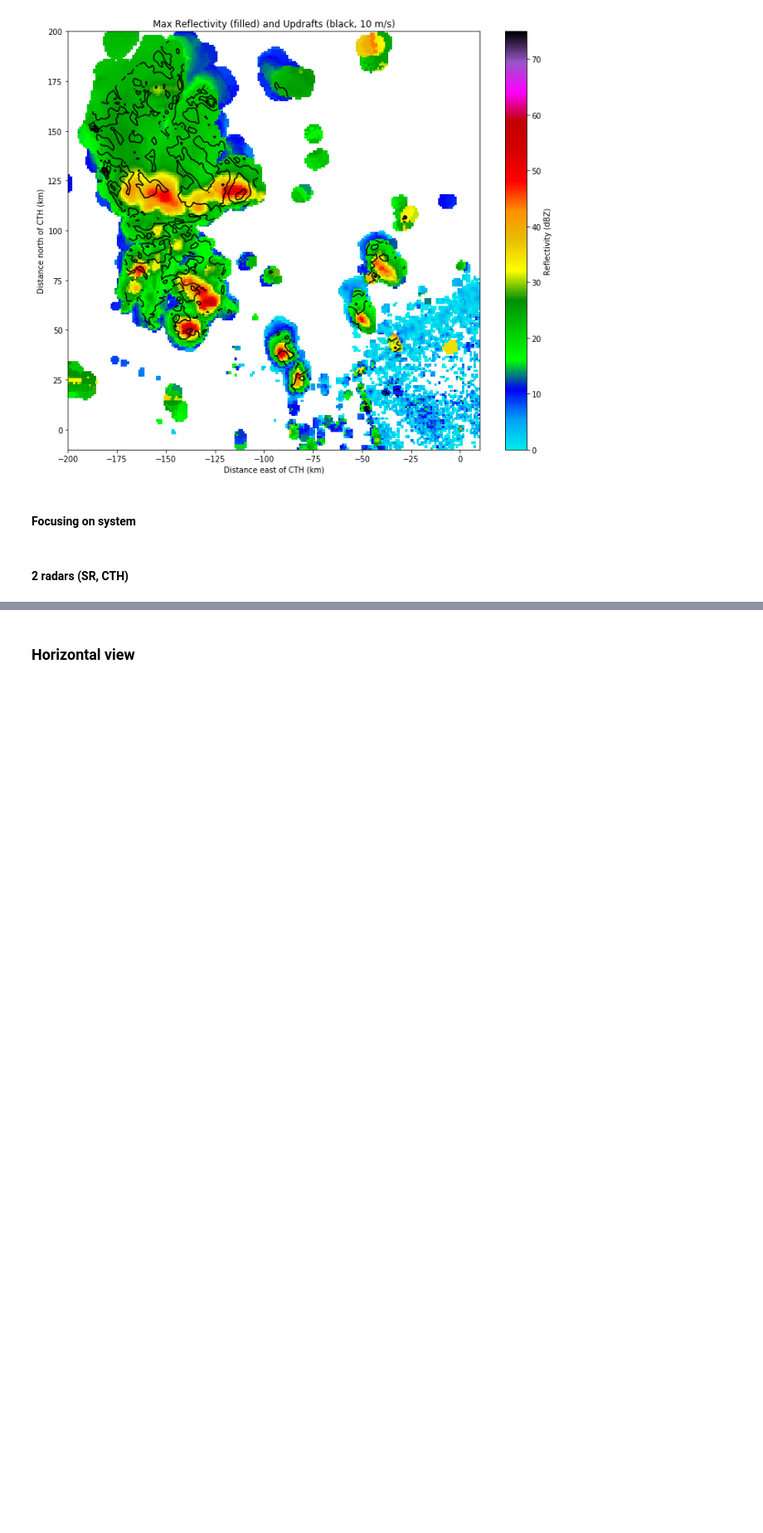
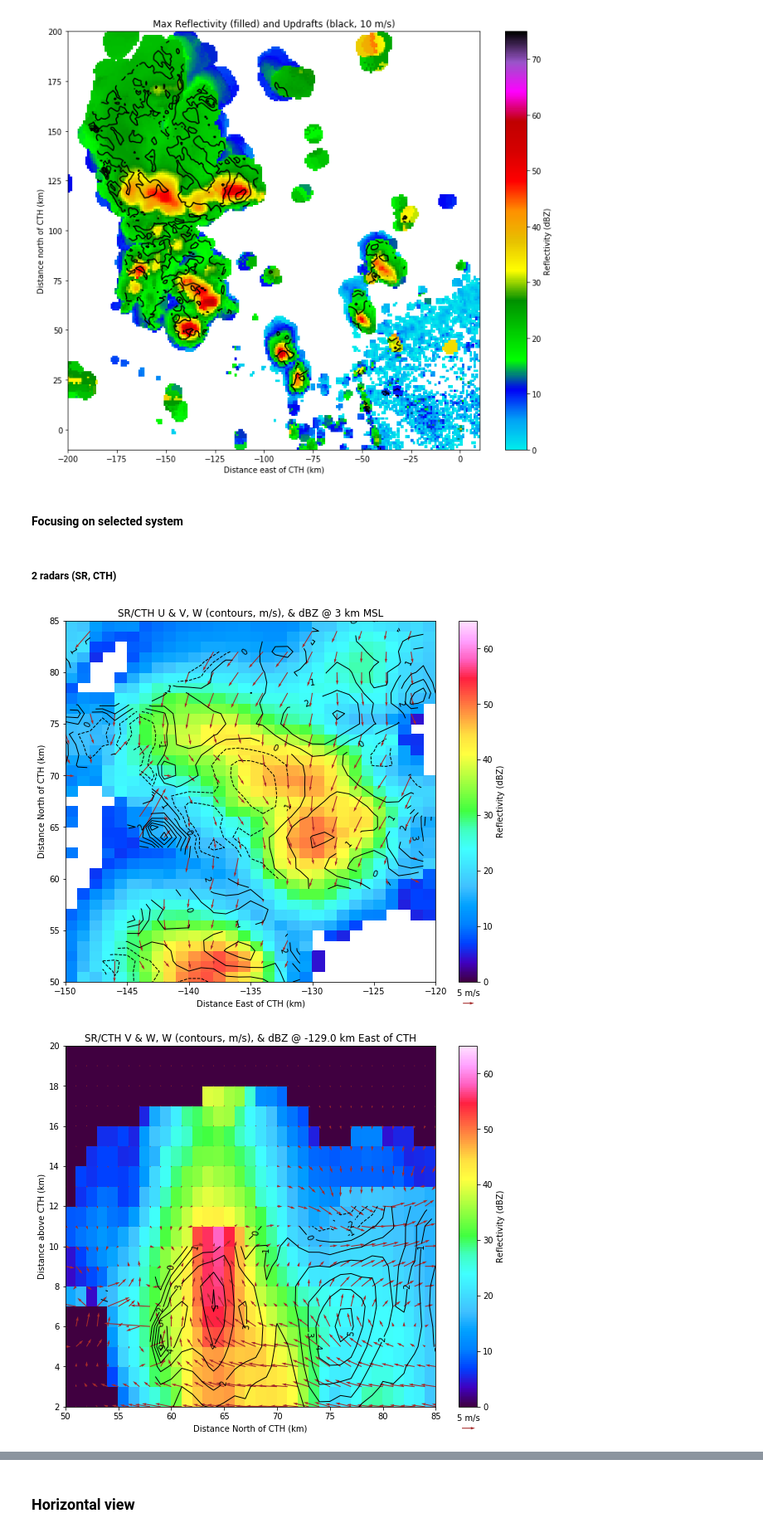
Before and after one commit to cclopes/soschuva_hail, a Jupyter notebook: MultiDoppler_Processing/multidop_cases.ipynb, the cells around one changed output, grey strips where cells are left out. Shown at 83% size. Saved outputs shown, nothing was run; the diff lists cells and outputs as text; code cells hidden in the pictures; blank space fills up the shorter version.

Commit message:
Updating multidoppler processing
Almost working!

```diff
--- a/MultiDoppler_Processing/multidop_cases.ipynb
+++ b/MultiDoppler_Processing/multidop_cases.ipynb
@@ -311,9 +308,10 @@ Baseline output is not CF or Py-ART compliant. This function fixes that.
 
 The final grid will have all wind solutions outside the coverage region masked.
 # %%
-fname = 'case_20171115_cf_2rad.nc'
+# fname = 'case_20171115_cf_2rad.nc'
 final_grid = multidop.grid_io.make_new_grid([grid_1, grid_2], localfile.name)
-final_grid.write(fname)
+# final_grid.write(fname)
+grid_2rad = final_grid
 localfile.close()
 # %% [markdown]
 #### 3 Radars (SR, CTH, XPOL)
@@ -405,6 +403,12 @@ plt.ylabel('Distance north of CTH (km)')
 Text(0,0.5,'Distance north of CTH (km)')
 [figure]
 # %% [markdown]
-#### Focusing on system
+#### Focusing on selected system
 # %% [markdown]
-#### 2 radars (SR, CTH)
+##### 2 radars (SR, CTH)
+# %%
+calc_plot_wind_dbz(grid_2rad, lon_index=71, name_base='CTH',
+                   name_multi='SR/CTH')
+# %% [output]
+[figure, added]
+[figure, added]
```
Also changed, not shown: parts of 13 cells of this notebook, 4 other files.
